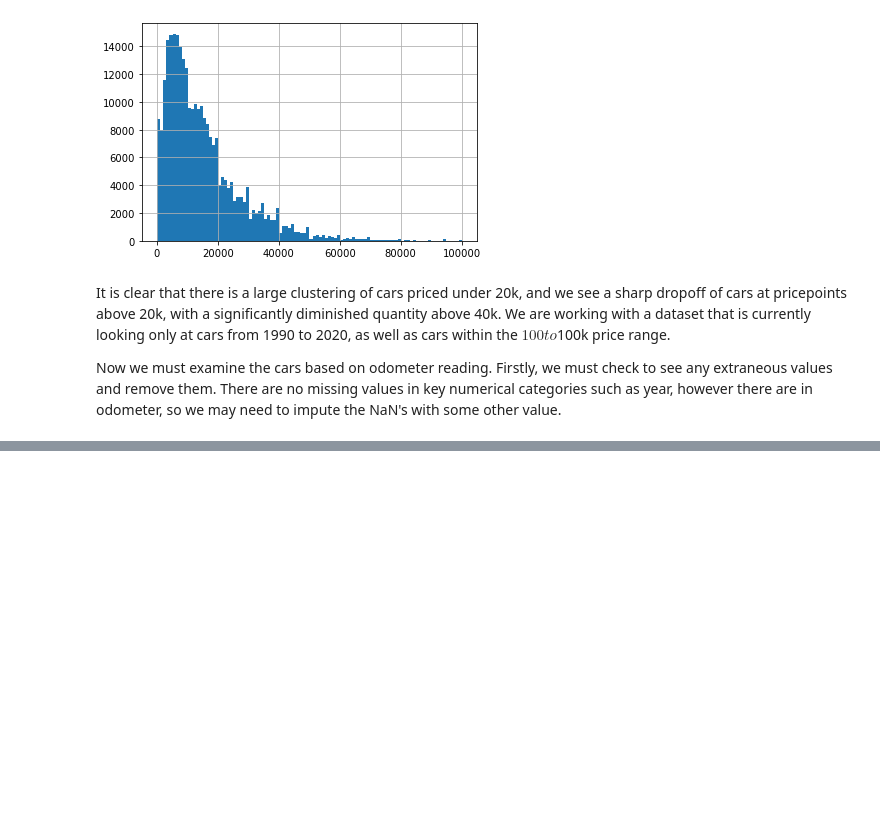
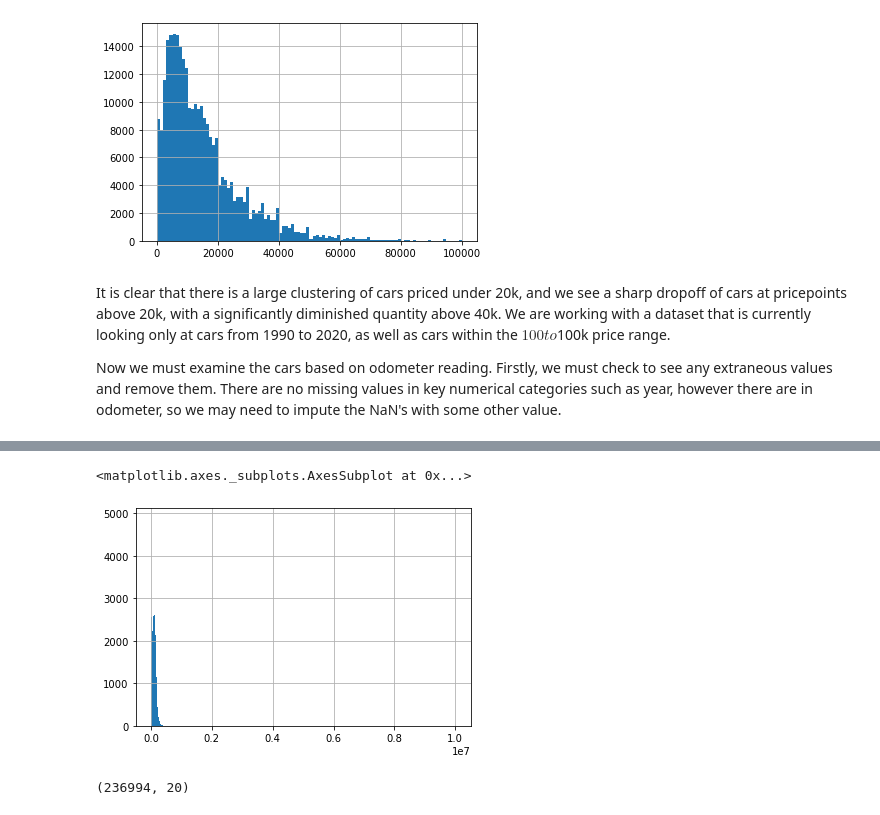
Before and after one commit to kmantha95/Predicting-Used-Car-Prices-CapstoneProject, a Jupyter notebook: predicting used car value - data wrangling.ipynb, the cells around one changed output, grey strips where cells are left out. Cells and saved outputs as stored; diff of their text form; code cells hidden in the pictures; blank space fills up the shorter version.

Commit message:
filtered data further

```diff
--- a/predicting used car value - data wrangling.ipynb
+++ b/predicting used car value - data wrangling.ipynb
@@ -593,0 +614,11 @@ Now we must examine the cars based on odometer reading. Firstly, we must check t
+# %%
+vehicle_data_drops_filtered['odometer'].hist(bins=5000)
+# %% [output]
+<matplotlib.axes._subplots.AxesSubplot at 0x...>
+[figure, added]
+# %%
+#since there is a wide spread for the odometer, we can reasonably drop cars above 600k miles and below 100 miles
+vehicle_data_drops_filtered = vehicle_data_drops_filtered[(vehicle_data_drops_filtered["odometer"] >= 100) & (vehicle_data_drops_filtered["odometer"] <= 600000)]
+vehicle_data_drops_filtered.shape
+# %% [output]
+(236994, 20)
```
Also changed, not shown: parts of 7 cells of this notebook.
